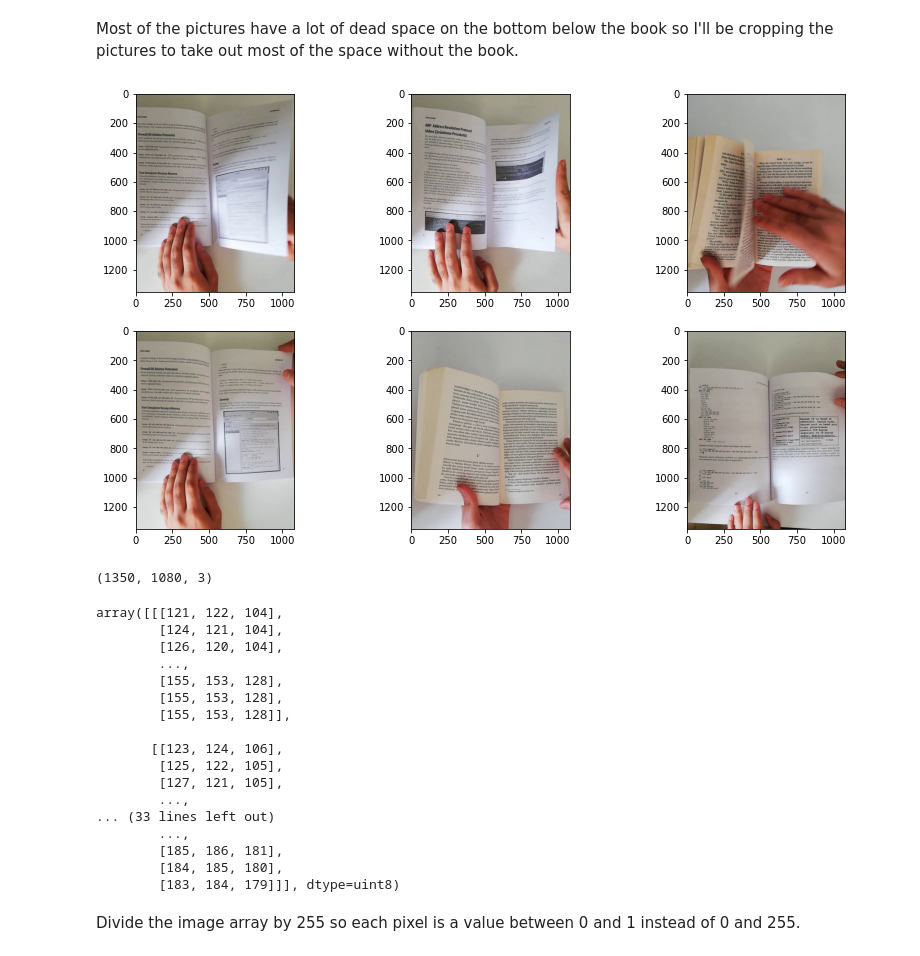
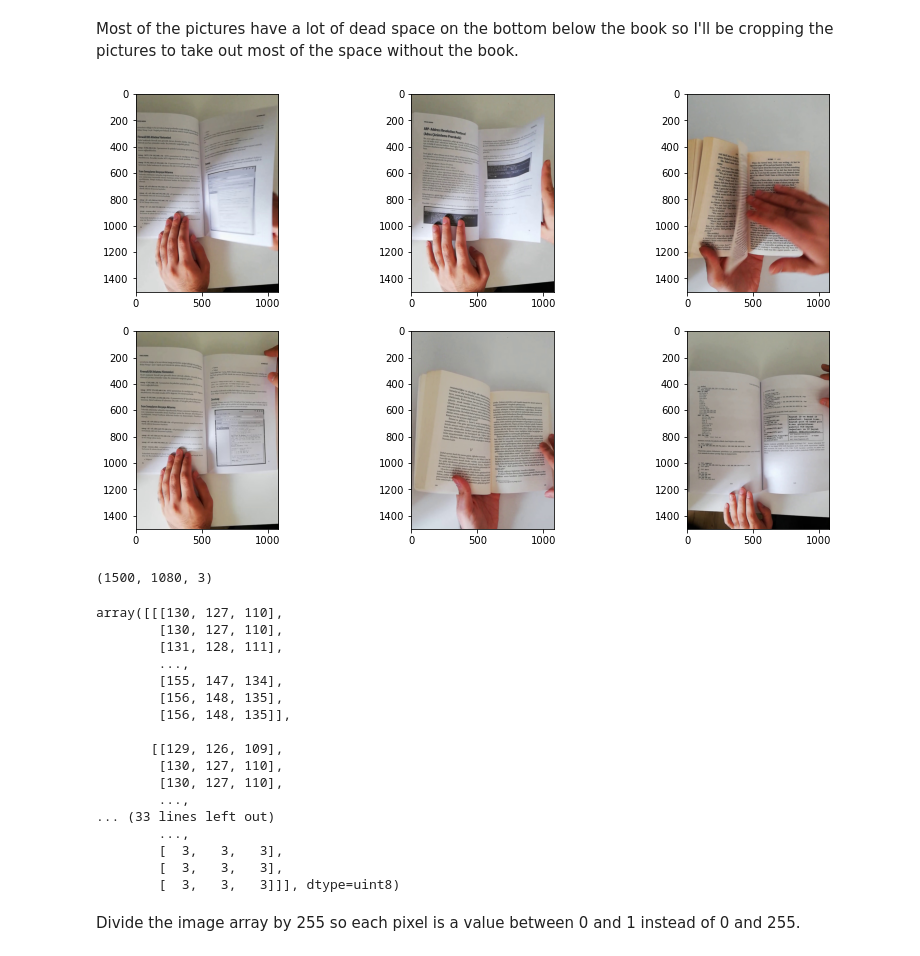
Before and after one commit to c-woo/MonReader, a Jupyter notebook: Untitled.ipynb, the cells around one changed output. Saved outputs shown, nothing was run; the diff lists cells and outputs as text; code cells hidden in the pictures.

```diff
--- a/Untitled.ipynb
+++ b/Untitled.ipynb
@@ -80,39 +80,39 @@ Most of the pictures have a lot of dead space on the bottom below the book so I'
 # %%
 ## crop picture
 
-testpics = [x[150:1500] for x in testpics]
+testpics = [x[100:1600] for x in testpics]
 plt.figure(figsize=(14, 8))
 for i in range(6):
     ax = plt.subplot(2, 3, i+1)
     plt.imshow(testpics[i])
 # %% [output]
-[figure, old version]
+[figure, new version]
 # %%
 testpics[0].shape
 # %% [output]
-(1350, 1080, 3)
+(1500, 1080, 3)
 # %%
 ## checking the array
 
 testpics[0]
 # %% [output]
-array([[[121, 122, 104],
-        [124, 121, 104],
-        [126, 120, 104],
+array([[[130, 127, 110],
+        [130, 127, 110],
+        [131, 128, 111],
         ...,
-        [155, 153, 128],
-        [155, 153, 128],
-        [155, 153, 128]],
+        [155, 147, 134],
+        [156, 148, 135],
+        [156, 148, 135]],
 
-       [[123, 124, 106],
-        [125, 122, 105],
-        [127, 121, 105],
+       [[129, 126, 109],
+        [130, 127, 110],
+        [130, 127, 110],
         ...,
 ... (33 lines left out)
         ...,
-        [185, 186, 181],
-        [184, 185, 180],
-        [183, 184, 179]]], dtype=uint8)
+        [  3,   3,   3],
+        [  3,   3,   3],
+        [  3,   3,   3]]], dtype=uint8)
 # %% [markdown]
 Divide the image array by 255 so each pixel is a value between 0 and 1 instead of 0 and 255.
 # %%
```
Also changed, not shown: parts of 57 cells of this notebook.
